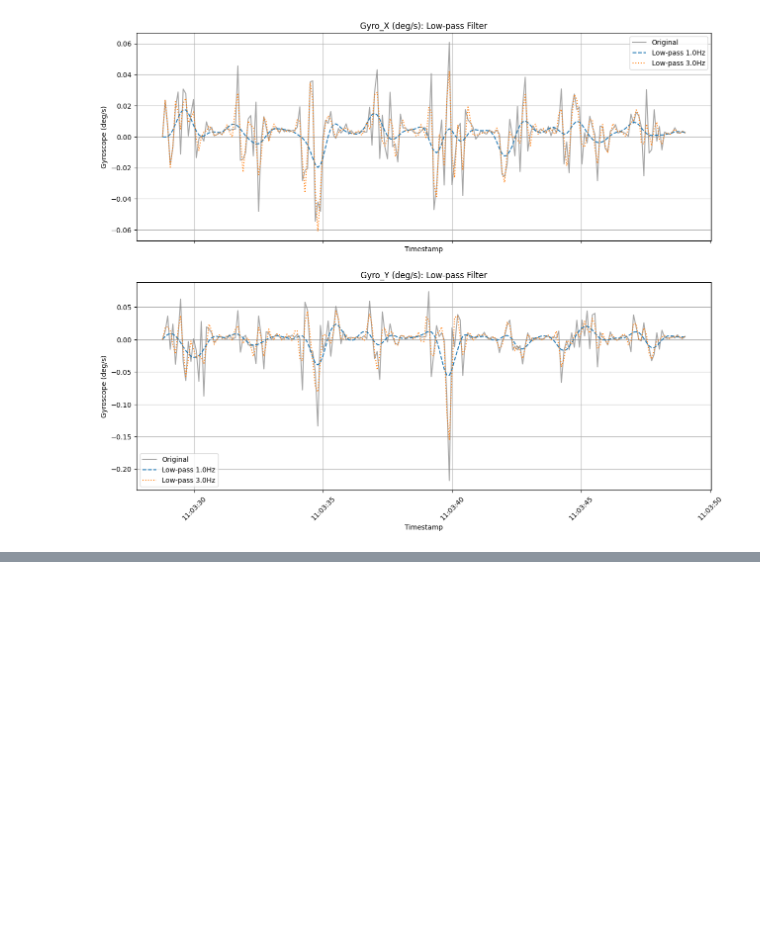
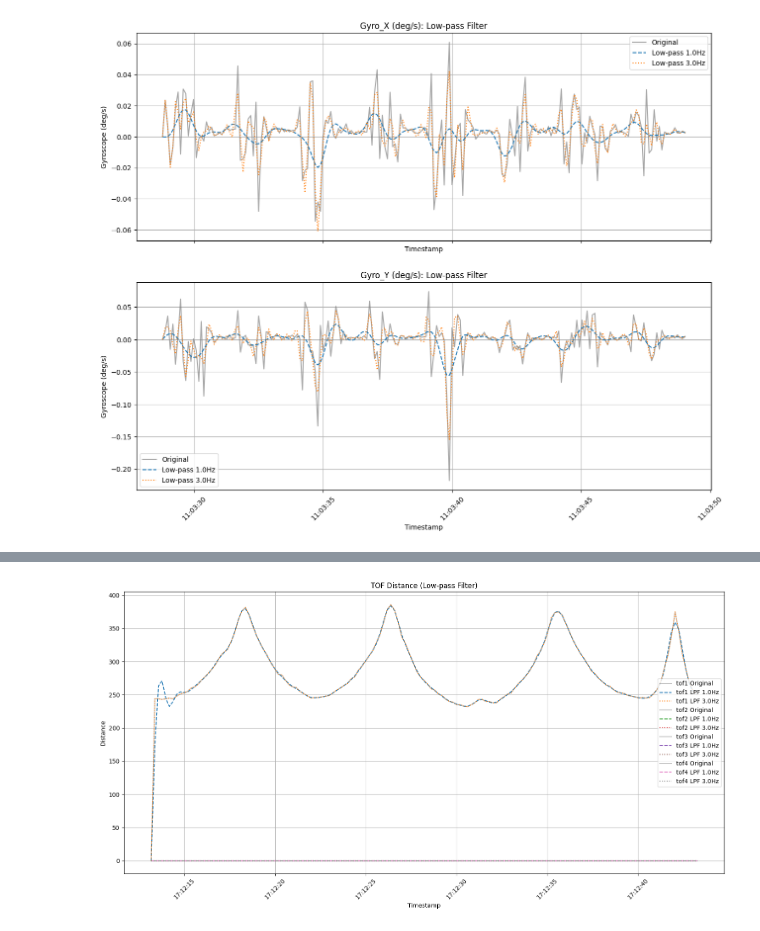
Before and after one commit to Achira03/h2c_work, a Jupyter notebook: aj.sahapong/Filtering.ipynb, the cells around one changed output, grey strips where cells are left out. Cells and saved outputs as stored; diff of their text form; code cells hidden in the pictures; blank space fills up the shorter version.

```diff
--- a/sahapong.ipynb
+++ b/aj.sahapong/Filtering.ipynb
@@ -290,0 +388,48 @@ for i, col in enumerate(acc_cols):
+# %%
+import pandas as pd
+import matplotlib.pyplot as plt
+from scipy.signal import butter, filtfilt
+
+# อ่านไฟล์ CSV
+df = pd.read_csv("gimbal_tof_data.csv")
+df['Timestamp'] = pd.to_datetime(df['timestamp'])
+
+tof_cols = ['tof1', 'tof2', 'tof3', 'tof4']
+
+# คำนวณ sampling rate (Hz)
+if len(df) > 1:
+    dt = (df['Timestamp'][1] - df['Timestamp'][0]).total_seconds()
+    fs = 1.0 / dt
+else:
+    fs = 10  # fallback สมมติ 10Hz ถ้ามีข้อมูลน้อยมาก
+
+def butter_lowpass_filter(data, cutoff, fs, order=4):
+    nyq = 0.5 * fs
+    normal_cutoff = cutoff / nyq
+    b, a = butter(order, normal_cutoff, btype='low', analog=False)
+    return filtfilt(b, a, data)
+
+df_filtered = df.copy()
+for cutoff in [1.0, 3.0]:
+    for col in tof_cols:
+        try:
+            df_filtered[f'{col}_LPF_{cutoff}Hz'] = butter_lowpass_filter(df[col], cutoff, fs)
+        except Exception:
+            df_filtered[f'{col}_LPF_{cutoff}Hz'] = df[col]  # fallback ถ้าข้อมูลน้อยเกินไป
+
+plt.figure(figsize=(15, 8))
+for col in tof_cols:
+    plt.plot(df['Timestamp'], df[col], label=f'{col} Original',color='grey', alpha=0.5)
+    plt.plot(df_filtered['Timestamp'], df_filtered[f'{col}_LPF_1.0Hz'], label=f'{col} LPF 1.0Hz', linestyle='--')
+    plt.plot(df_filtered['Timestamp'], df_filtered[f'{col}_LPF_3.0Hz'], label=f'{col} LPF 3.0Hz', linestyle=':')
+
+plt.title('TOF Distance (Low-pass Filter)')
+plt.xlabel('Timestamp')
+plt.ylabel('Distance')
+plt.legend()
+plt.grid(True)
+plt.xticks(rotation=45)
+plt.tight_layout()
+plt.show()
+# %% [output]
+[figure, added]
```
Also changed, not shown: parts of 4 cells of this notebook, 14 other files.
